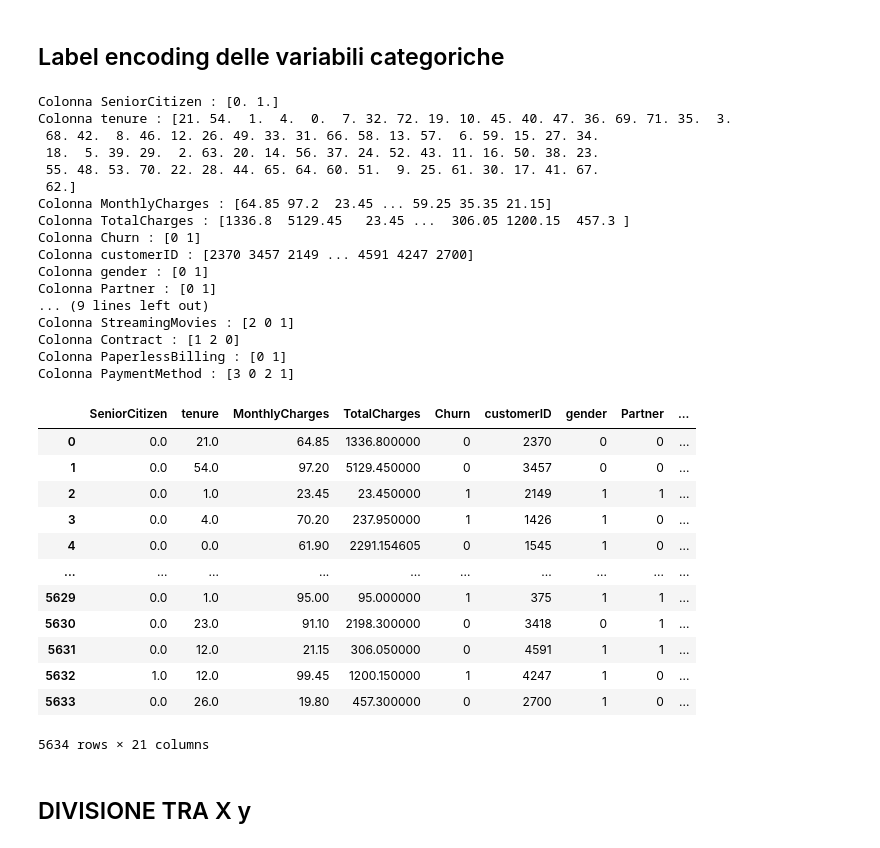
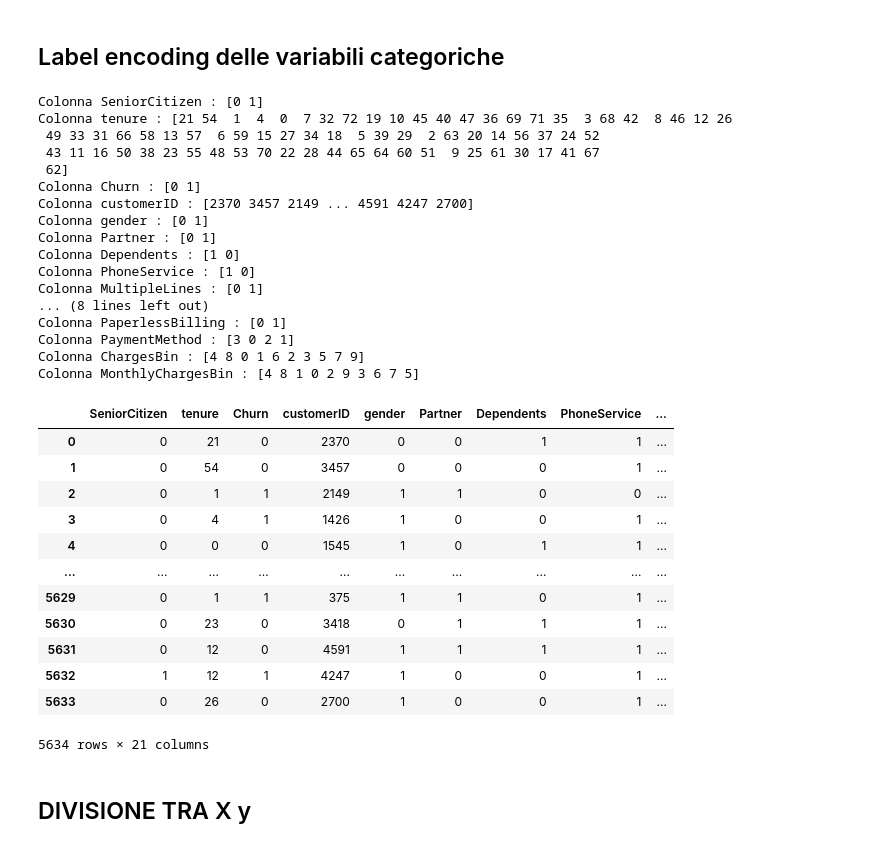
Before and after one commit to Alexo961/Telco_project, a Jupyter notebook: Call-center.ipynb, the cells around one changed output. Saved outputs shown, nothing was run; the diff lists cells and outputs as text; code cells hidden in the pictures.

```diff
--- a/Call-center.ipynb
+++ b/Call-center.ipynb
@@ -77,0 +132,5 @@ memory usage: 924.5+ KB
+# %%
+dataset_joined= dataset_joined.replace('No internet service','No')
+dataset_joined= dataset_joined.replace('No phone service','No')
+for col in dataset_joined.columns: #scorro tutte le colonne
+    print("Colonna",col,":",dataset_joined[col].unique())
@@ -77,0 +158,7 @@ memory usage: 924.5+ KB
+# %%
+dataset_joined['ChargesBin'] = pd.qcut(dataset_joined['TotalCharges'],10)
+dataset_joined = dataset_joined.drop(columns=['TotalCharges'])
+
+dataset_joined['MonthlyChargesBin'] = pd.qcut(dataset_joined['MonthlyCharges'],10)
+dataset_joined = dataset_joined.drop(columns=['MonthlyCharges'])
+dataset_joined
@@ -80,7 +181,7 @@ memory usage: 924.5+ KB
 # %%
 spuri = ['?','#','@',',','.',' ']
 
-data_remove=dataset.copy()
+data_remove=dataset_joined.copy()
 for i in data_remove.columns:
 
     for j in spuri:
@@ -88,7 +189,7 @@ for i in data_remove.columns:
         if( j in data_remove[i].to_list()):
             data_remove[i]=data_remove[i].replace(j,np.NaN)
 
-for col in dataset.columns: #scorro tutte le colonne
+for col in data_remove.columns: #scorro tutte le colonne
     print("Colonna",col,":",data_remove[col].unique())
 
 data_remove
@@ -178,47 +229,47 @@ memory usage: 924.5+ KB
 # %%
 from sklearn.preprocessing import LabelEncoder
 
 label = LabelEncoder()
 
 data_label = dataset_joined.copy()
 
-for i in categorical_features.columns:
-    data_label[i]=label.fit_transform(dataset[i])
+for features in data_label:
+    data_label[features]=label.fit_transform(data_label[features])
 
 for col in data_label.columns: #scorro tutte le colonne
     print("Colonna",col,":",data_label[col].unique())
 
 data_label
 # %% [output]
-Colonna SeniorCitizen : [0. 1.]
-Colonna tenure : [21. 54.  1.  4.  0.  7. 32. 72. 19. 10. 45. 40. 47. 36. 69. 71. 35.  3.
- 68. 42.  8. 46. 12. 26. 49. 33. 31. 66. 58. 13. 57.  6. 59. 15. 27. 34.
- 18.  5. 39. 29.  2. 63. 20. 14. 56. 37. 24. 52. 43. 11. 16. 50. 38. 23.
- 55. 48. 53. 70. 22. 28. 44. 65. 64. 60. 51.  9. 25. 61. 30. 17. 41. 67.
- 62.]
-Colonna MonthlyCharges : [64.85 97.2  23.45 ... 59.25 35.35 21.15]
-Colonna TotalCharges : [1336.8  5129.45   23.45 ...  306.05 1200.15  457.3 ]
+Colonna SeniorCitizen : [0 1]
+Colonna tenure : [21 54  1  4  0  7 32 72 19 10 45 40 47 36 69 71 35  3 68 42  8 46 12 26
+ 49 33 31 66 58 13 57  6 59 15 27 34 18  5 39 29  2 63 20 14 56 37 24 52
+ 43 11 16 50 38 23 55 48 53 70 22 28 44 65 64 60 51  9 25 61 30 17 41 67
+ 62]
 Colonna Churn : [0 1]
 Colonna customerID : [2370 3457 2149 ... 4591 4247 2700]
 Colonna gender : [0 1]
 Colonna Partner : [0 1]
-... (9 lines left out)
-Colonna StreamingMovies : [2 0 1]
-Colonna Contract : [1 2 0]
+Colonna Dependents : [1 0]
+Colonna PhoneService : [1 0]
+Colonna MultipleLines : [0 1]
+... (8 lines left out)
 Colonna PaperlessBilling : [0 1]
 Colonna PaymentMethod : [3 0 2 1]
+Colonna ChargesBin : [4 8 0 1 6 2 3 5 7 9]
+Colonna MonthlyChargesBin : [4 8 1 0 2 9 3 6 7 5]
-|  | SeniorCitizen | tenure | MonthlyCharges | TotalCharges | Churn | customerID | gender | Partner | ... |
-| 0 | 0.0 | 21.0 | 64.85 | 1336.800000 | 0 | 2370 | 0 | 0 | ... |
-| 1 | 0.0 | 54.0 | 97.20 | 5129.450000 | 0 | 3457 | 0 | 0 | ... |
-| 2 | 0.0 | 1.0 | 23.45 | 23.450000 | 1 | 2149 | 1 | 1 | ... |
-| 3 | 0.0 | 4.0 | 70.20 | 237.950000 | 1 | 1426 | 1 | 0 | ... |
-| 4 | 0.0 | 0.0 | 61.90 | 2291.154605 | 0 | 1545 | 1 | 0 | ... |
+|  | SeniorCitizen | tenure | Churn | customerID | gender | Partner | Dependents | PhoneService | ... |
+| 0 | 0 | 21 | 0 | 2370 | 0 | 0 | 1 | 1 | ... |
+| 1 | 0 | 54 | 0 | 3457 | 0 | 0 | 0 | 1 | ... |
+| 2 | 0 | 1 | 1 | 2149 | 1 | 1 | 0 | 0 | ... |
+| 3 | 0 | 4 | 1 | 1426 | 1 | 0 | 0 | 1 | ... |
+| 4 | 0 | 0 | 0 | 1545 | 1 | 0 | 1 | 1 | ... |
 | ... | ... | ... | ... | ... | ... | ... | ... | ... | ... |
-| 5629 | 0.0 | 1.0 | 95.00 | 95.000000 | 1 | 375 | 1 | 1 | ... |
-| 5630 | 0.0 | 23.0 | 91.10 | 2198.300000 | 0 | 3418 | 0 | 1 | ... |
-| 5631 | 0.0 | 12.0 | 21.15 | 306.050000 | 0 | 4591 | 1 | 1 | ... |
-| 5632 | 1.0 | 12.0 | 99.45 | 1200.150000 | 1 | 4247 | 1 | 0 | ... |
-| 5633 | 0.0 | 26.0 | 19.80 | 457.300000 | 0 | 2700 | 1 | 0 | ... |
+| 5629 | 0 | 1 | 1 | 375 | 1 | 1 | 0 | 1 | ... |
+| 5630 | 0 | 23 | 0 | 3418 | 0 | 1 | 1 | 1 | ... |
+| 5631 | 0 | 12 | 0 | 4591 | 1 | 1 | 1 | 1 | ... |
+| 5632 | 1 | 12 | 1 | 4247 | 1 | 0 | 0 | 1 | ... |
+| 5633 | 0 | 26 | 0 | 2700 | 1 | 0 | 0 | 1 | ... |
 5634 rows × 21 columns
 # %% [markdown]
 ## DIVISIONE TRA X y
```
Also changed, not shown: parts of 16 cells of this notebook.
